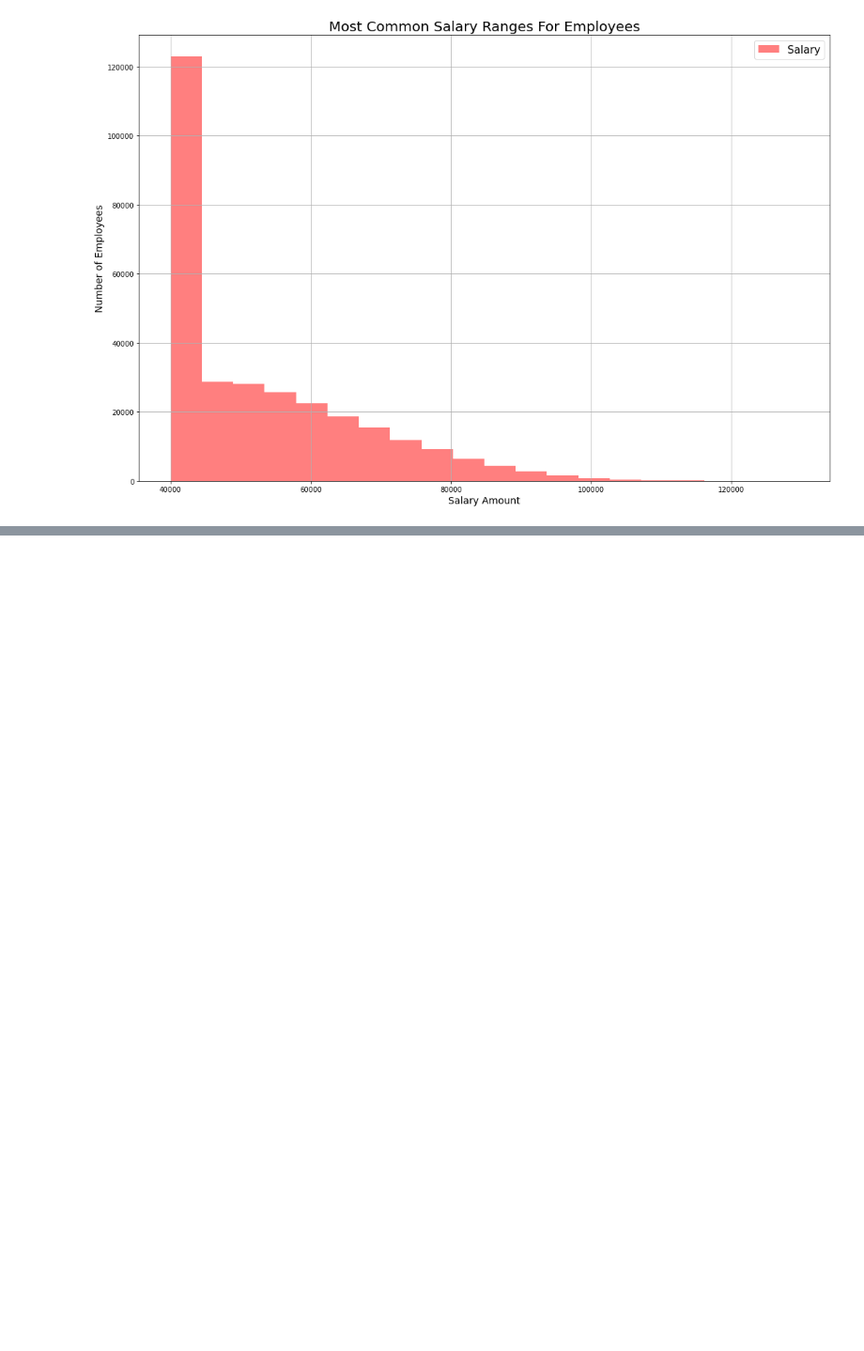
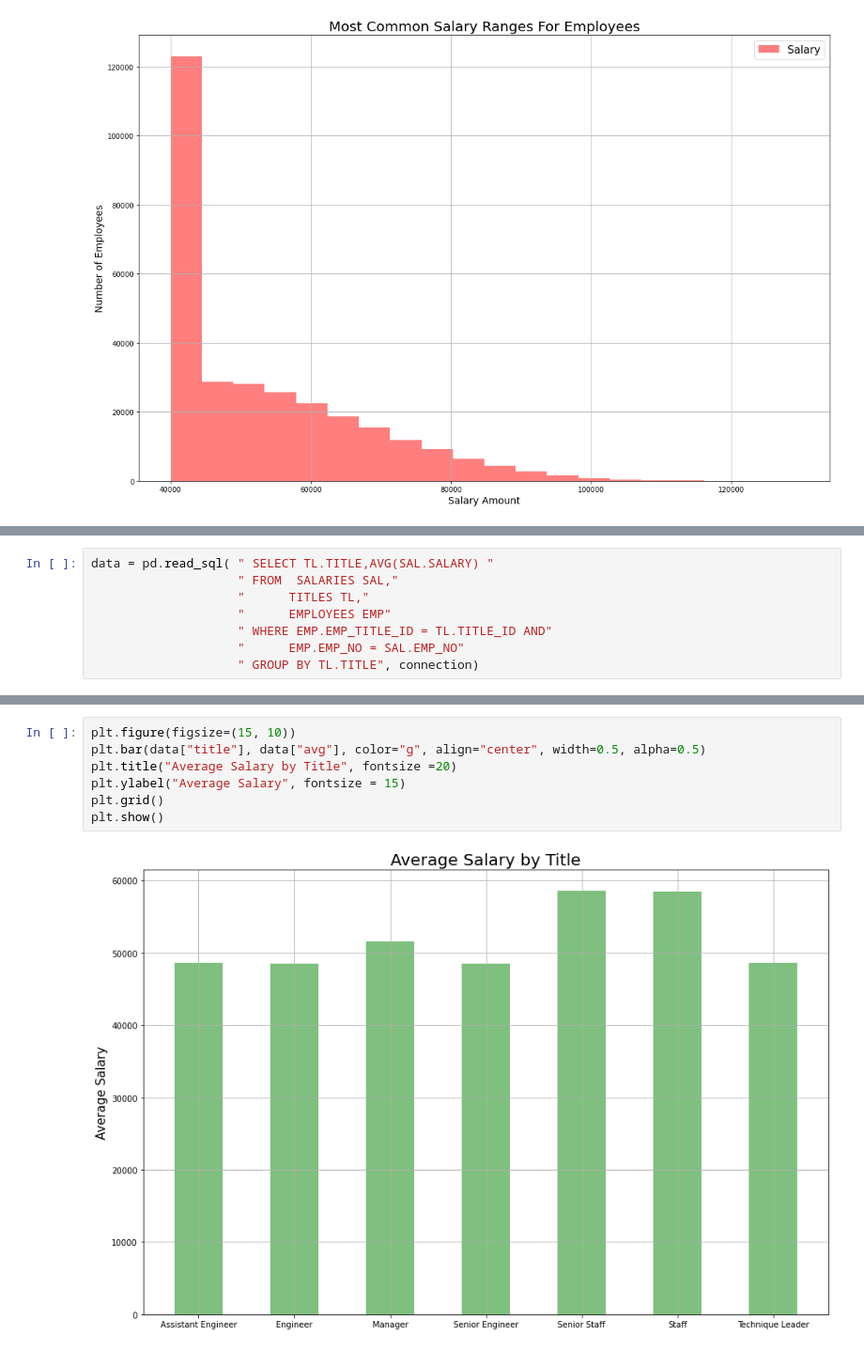
Before and after one commit to leoipn/sql-challenge, a Jupyter notebook: EmployeeSQL/Bonus Analysis.ipynb, the cells around one changed output, grey strips where cells are left out. Shown: that part at 94% size. Drawn from its saved outputs; the diff is of its cells as text; blank space fills up the shorter version.

Commit message:
SQL - Bonus challenge, bar chart created

```diff
--- a/EmployeeSQL/Bonus Analysis.ipynb
+++ b/EmployeeSQL/Bonus Analysis.ipynb
@@ -37,0 +42,8 @@ plt.show()
+# %%
+data = pd.read_sql( " SELECT TL.TITLE,AVG(SAL.SALARY) "
+                    " FROM  SALARIES SAL,"
+                    "      TITLES TL,"
+                    "      EMPLOYEES EMP"
+                    " WHERE EMP.EMP_TITLE_ID = TL.TITLE_ID AND"
+                    "      EMP.EMP_NO = SAL.EMP_NO"
+                    " GROUP BY TL.TITLE", connection)
@@ -37,0 +59,9 @@ plt.show()
+# %%
+plt.figure(figsize=(15, 10))
+plt.bar(data["title"], data["avg"], color="g", align="center", width=0.5, alpha=0.5)
+plt.title("Average Salary by Title", fontsize =20)
+plt.ylabel("Average Salary", fontsize = 15)
+plt.grid()
+plt.show()
+# %% [output]
+[figure, added]
```
Also changed, not shown: parts of 6 cells of this notebook.
